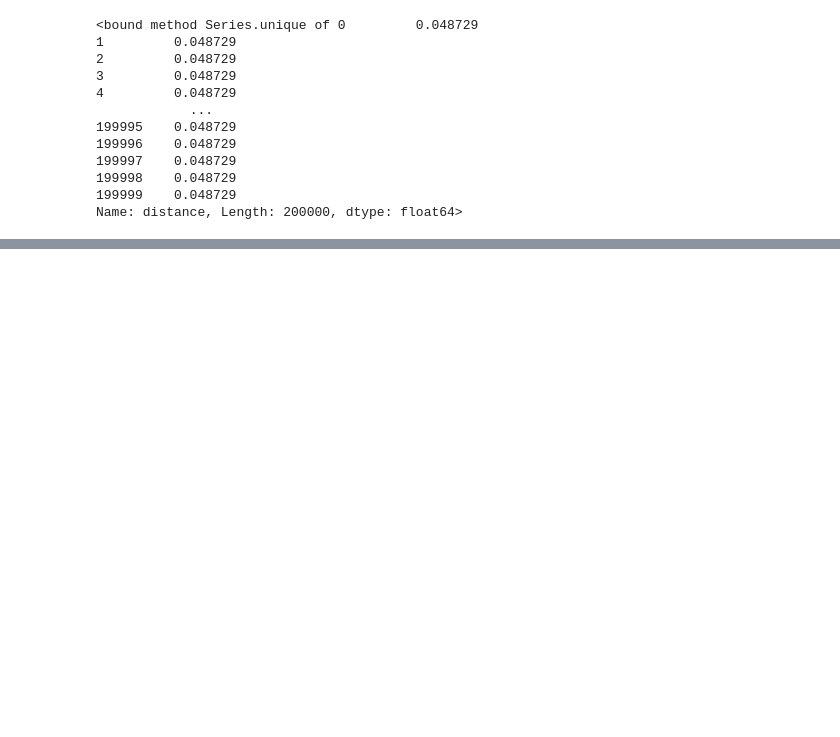
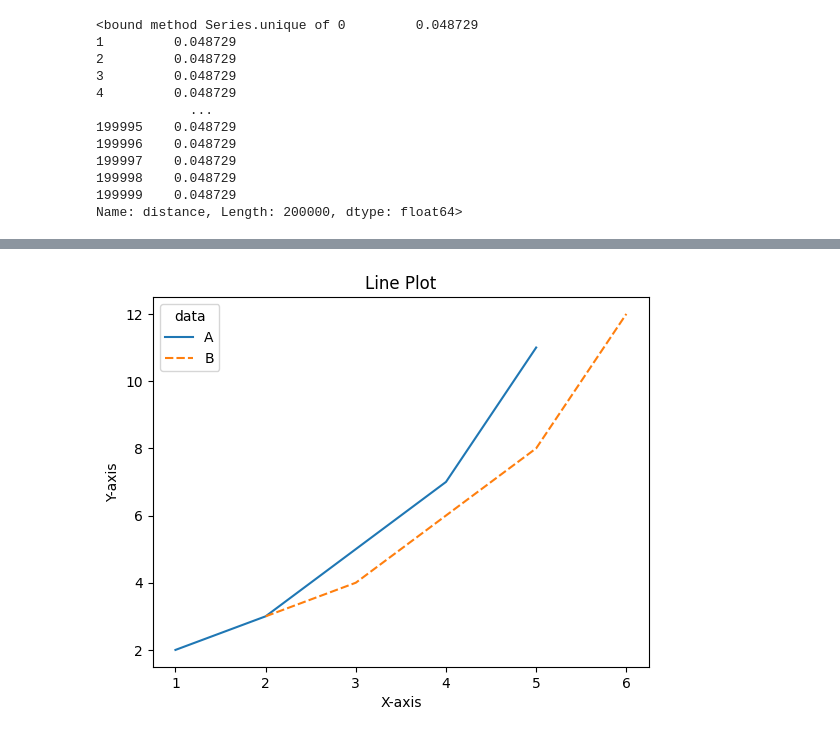
Before and after one commit to School-Related/Third-Year, a Jupyter notebook: Second Semester/Data Science for Cybersecurity/Programs/Assignment_2/assignment_2.ipynb, the cells around one changed output, grey strips where cells are left out. Drawn from its saved outputs; the diff is of its cells as text; code cells hidden in the pictures; blank space fills up the shorter version.

```diff
--- a/Second Semester/Data Science for Cybersecurity/Programs/Assignment_2/assignment_2.ipynb
+++ b/Second Semester/Data Science for Cybersecurity/Programs/Assignment_2/assignment_2.ipynb
@@ -181,0 +236,27 @@ Name: distance, Length: 200000, dtype: float64>
+# %%
+import seaborn as sns
+import matplotlib.pyplot as plt
+
+x = [1, 2, 3, 4, 5]
+y = [2, 3, 5, 7, 11]
+y2 = [i + 1 for i in y]
+x2 = [i + 1 for i in x]
+
+data_dict = {"x": [], "y": [], "data": []}
+
+for i in range(len(x)):
+    data_dict["x"].append(x[i])
+    data_dict["y"].append(y[i])
+    data_dict["data"].append("A")
+
+    data_dict["x"].append(x2[i])
+    data_dict["y"].append(y2[i])
+    data_dict["data"].append("B")
+df = pd.DataFrame(data_dict)
+sns.lineplot(x=df["x"], y=df["y"], hue=df["data"], style=df["data"])
+plt.xlabel("X-axis")
+plt.ylabel("Y-axis")
+plt.title("Line Plot")
+plt.show()
+# %% [output]
+[figure, added]
```
Also changed, not shown: parts of 5 cells of this notebook, 18 other files.
